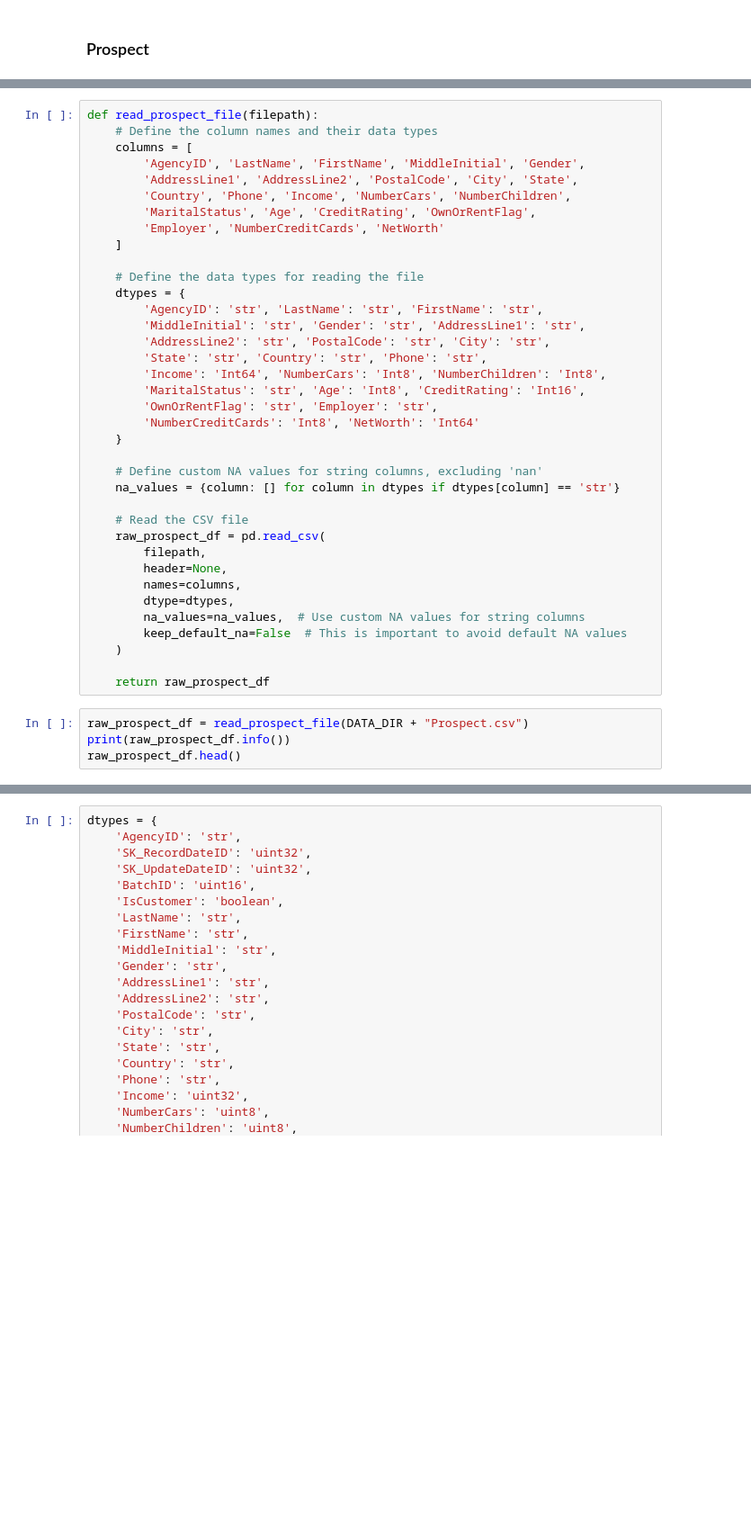
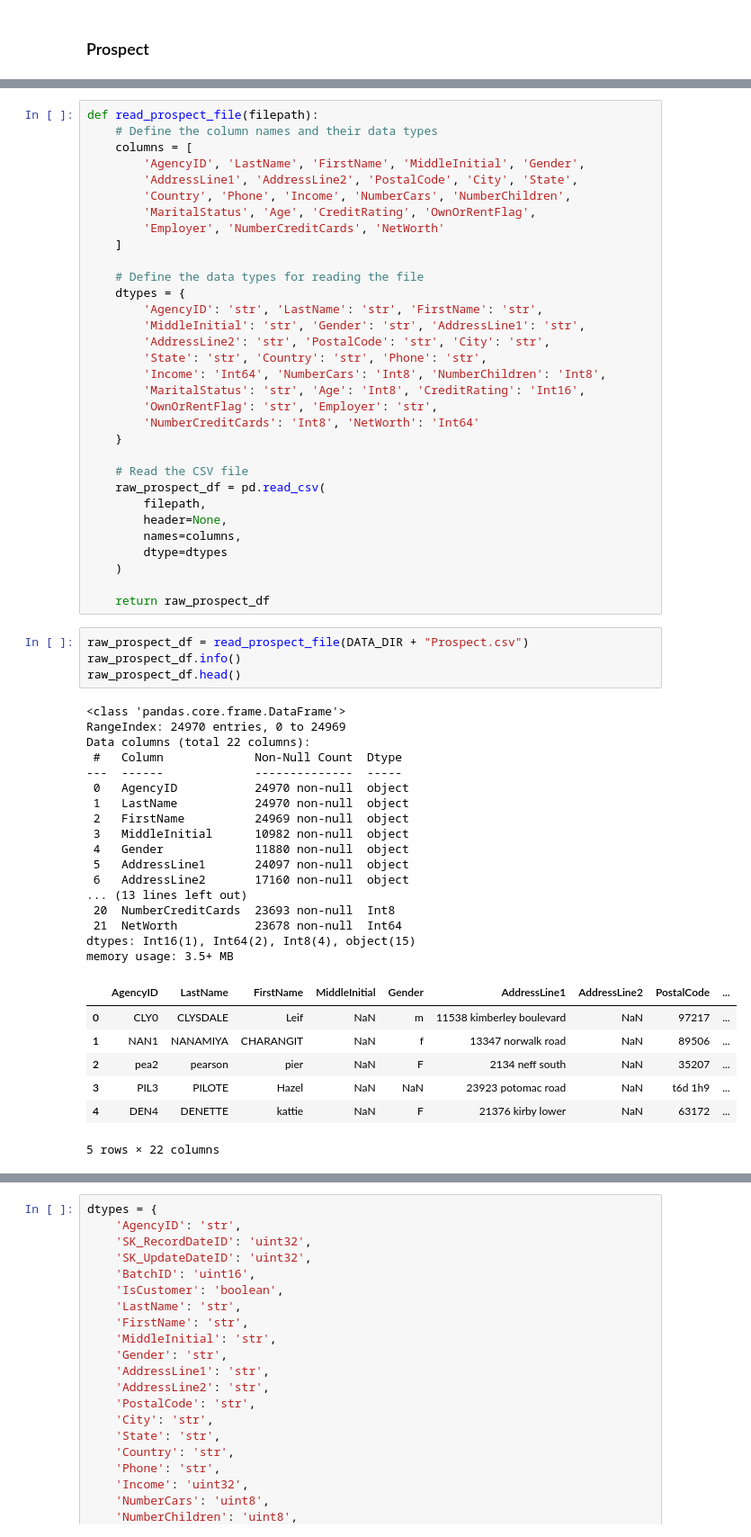
Before and after one commit to QasimKhan5x/TPC-DI, a Jupyter notebook: scripts/etl.ipynb, the cells around one changed output, grey strips where cells are left out. Shown: that part at 90% size. Saved outputs shown, nothing was run; the diff lists cells and outputs as text; blank space fills up the shorter version.

```diff
--- a/scripts/etl.ipynb
+++ b/scripts/etl.ipynb
@@ -1063,21 +1120,41 @@ def read_prospect_file(filepath):
         'NumberCreditCards': 'Int8', 'NetWorth': 'Int64'
     }
 
-    # Define custom NA values for string columns, excluding 'nan'
-    na_values = {column: [] for column in dtypes if dtypes[column] == 'str'}
-
     # Read the CSV file
     raw_prospect_df = pd.read_csv(
         filepath,
         header=None,
         names=columns,
-        dtype=dtypes,
-        na_values=na_values,  # Use custom NA values for string columns
-        keep_default_na=False  # This is important to avoid default NA values
+        dtype=dtypes
     )
 
     return raw_prospect_df
 # %%
 raw_prospect_df = read_prospect_file(DATA_DIR + "Prospect.csv")
-print(raw_prospect_df.info())
+raw_prospect_df.info()
 raw_prospect_df.head()
+# %% [output]
+<class 'pandas.core.frame.DataFrame'>
+RangeIndex: 24970 entries, 0 to 24969
+Data columns (total 22 columns):
+ #   Column             Non-Null Count  Dtype
+---  ------             --------------  -----
+ 0   AgencyID           24970 non-null  object
+ 1   LastName           24970 non-null  object
+ 2   FirstName          24969 non-null  object
+ 3   MiddleInitial      10982 non-null  object
+ 4   Gender             11880 non-null  object
+ 5   AddressLine1       24097 non-null  object
+ 6   AddressLine2       17160 non-null  object
+... (13 lines left out)
+ 20  NumberCreditCards  23693 non-null  Int8
+ 21  NetWorth           23678 non-null  Int64
+dtypes: Int16(1), Int64(2), Int8(4), object(15)
+memory usage: 3.5+ MB
+|  | AgencyID | LastName | FirstName | MiddleInitial | Gender | AddressLine1 | AddressLine2 | PostalCode | ... |
+| 0 | CLY0 | CLYSDALE | Leif | NaN | m | 11538 kimberley boulevard | NaN | 97217 | ... |
+| 1 | NAN1 | NANAMIYA | CHARANGIT | NaN | f | 13347 norwalk road | NaN | 89506 | ... |
+| 2 | pea2 | pearson | pier | NaN | F | 2134 neff south | NaN | 35207 | ... |
+| 3 | PIL3 | PILOTE | Hazel | NaN | NaN | 23923 potomac road | NaN | t6d 1h9 | ... |
+| 4 | DEN4 | DENETTE | kattie | NaN | F | 21376 kirby lower | NaN | 63172 | ... |
+5 rows × 22 columns
```
Also changed, not shown: parts of 227 cells of this notebook, 4 other files.
